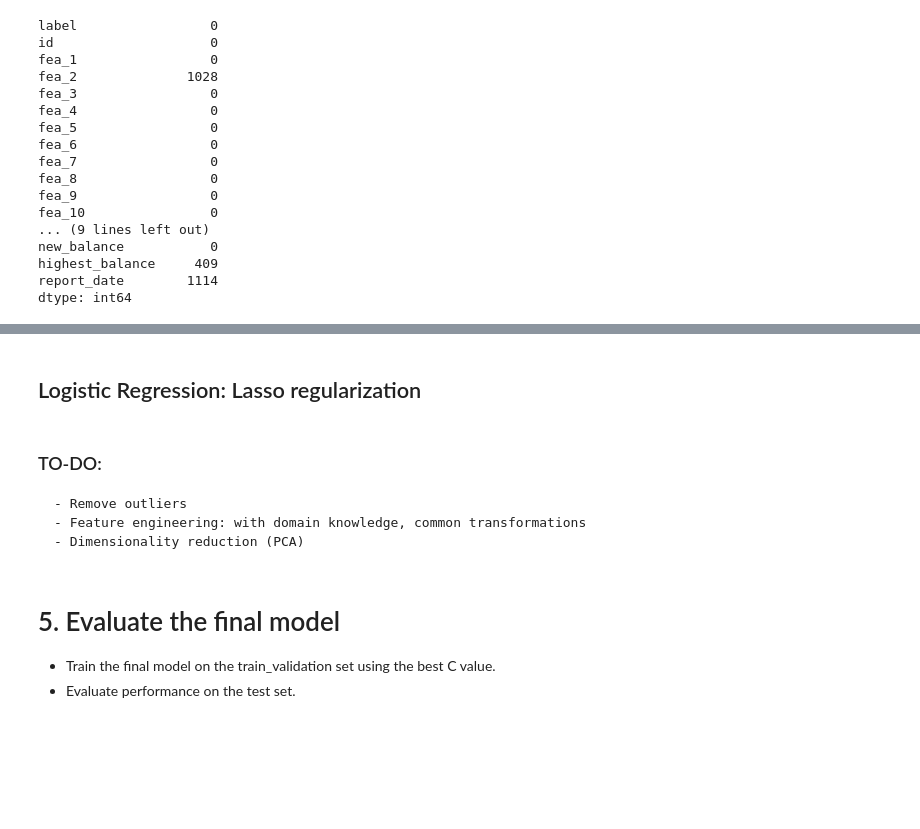
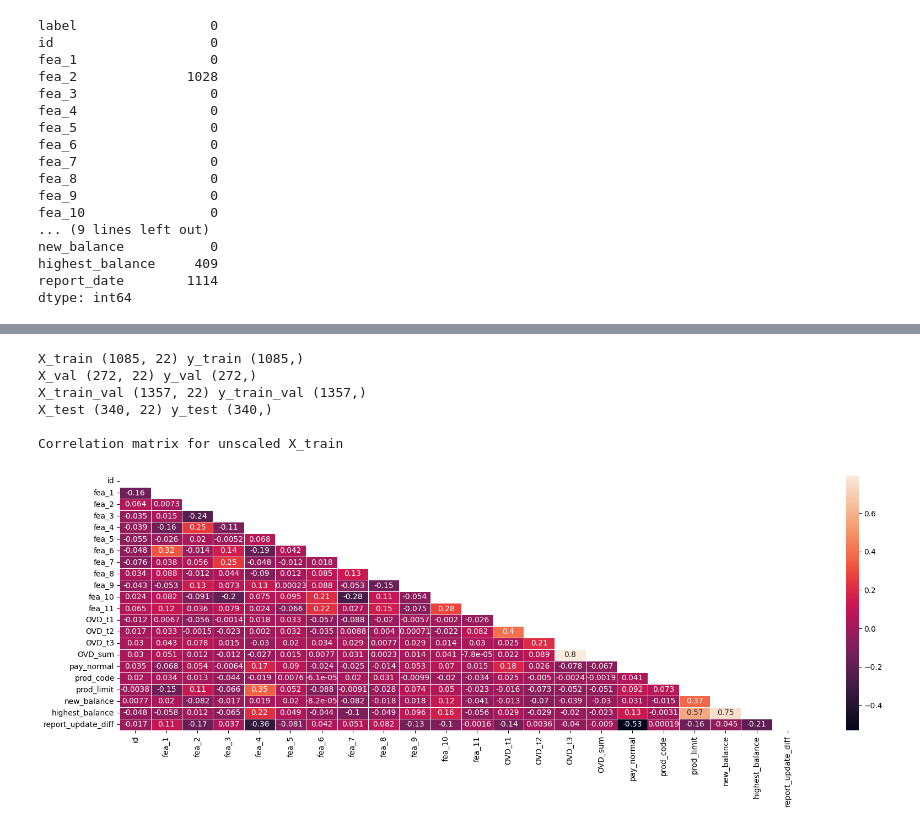
Before and after one commit to aruuuke/CreditRisk, a Jupyter notebook: LogisticRegression.ipynb, the cells around one changed output, grey strips where cells are left out. Saved outputs shown, nothing was run; the diff lists cells and outputs as text; code cells hidden in the pictures; blank space fills up the shorter version.

Commit message:
Updated logistic regression

```diff
--- a/LogisticRegression.ipynb
+++ b/LogisticRegression.ipynb
@@ -208,20 +224,14 @@ def visualize_split(sets, labels):
     plt.axis('equal')
     plt.show()
 # %%
-from sklearn.model_selection import train_test_split
-
-def split(df):
-    X = df.drop(['label'], axis=1)
-    y = df['label']
-
-    X_train_val, X_test, y_train_val, y_test = train_test_split(X, y, test_size=0.2, random_state=42)
-    X_train, X_val, y_train, y_val = train_test_split(X_train_val, y_train_val, test_size=0.25, random_state=42)
+def split(X,y,test_size):
+    X_train_val, X_test, y_train_val, y_test = train_test_split(X, y, test_size=test_size, random_state=42)
+    X_train, X_val, y_train, y_val = train_test_split(X_train_val, y_train_val, test_size=test_size, random_state=42)
 
     print("X_train", X_train.shape, "y_train", y_train.shape)
     print("X_val",X_val.shape, "y_val", y_val.shape)
     print("X_train_val",X_train_val.shape, "y_train_val", y_train_val.shape)
     print("X_test",X_test.shape, "y_test",y_test.shape)
 
-    visualize_split([X_train, X_val, X_test],["X_train","X_val","X_test"])
 
     return X_train, y_train, X_val, y_val, X_test, y_test, X_train_val, y_train_val
@@ -248,2 +237,0 @@ C_range = [0.001, 0.01, 0.1, 1, 10, 100]
-# %% [markdown]
-## Logistic Regression: Lasso regularization
@@ -267,9 +238,14 @@ def logistic_regression_Ridge(X_train, y_train, X_val, y_val, C_range):
-# %% [markdown]
-### TO-DO:
-    - Remove outliers
-    - Feature engineering: with domain knowledge, common transformations
-    - Dimensionality reduction (PCA)
-# %% [markdown]
-# 5. Evaluate the final model
-- Train the final model on the train_validation set using the best C value.
-- Evaluate performance on the test set.
+# %%
+# unscaled X
+X_train, y_train, X_val, y_val, X_test, y_test, X_train_val, y_train_val = split(X,y, 0.2)
+
+print("\nCorrelation matrix for unscaled X_train\n")
+show_corr_matrix(X_train)
+# %% [output]
+X_train (1085, 22) y_train (1085,)
+X_val (272, 22) y_val (272,)
+X_train_val (1357, 22) y_train_val (1357,)
+X_test (340, 22) y_test (340,)
+
+Correlation matrix for unscaled X_train
+[figure, added]
```
Also changed, not shown: parts of 42 cells of this notebook.
